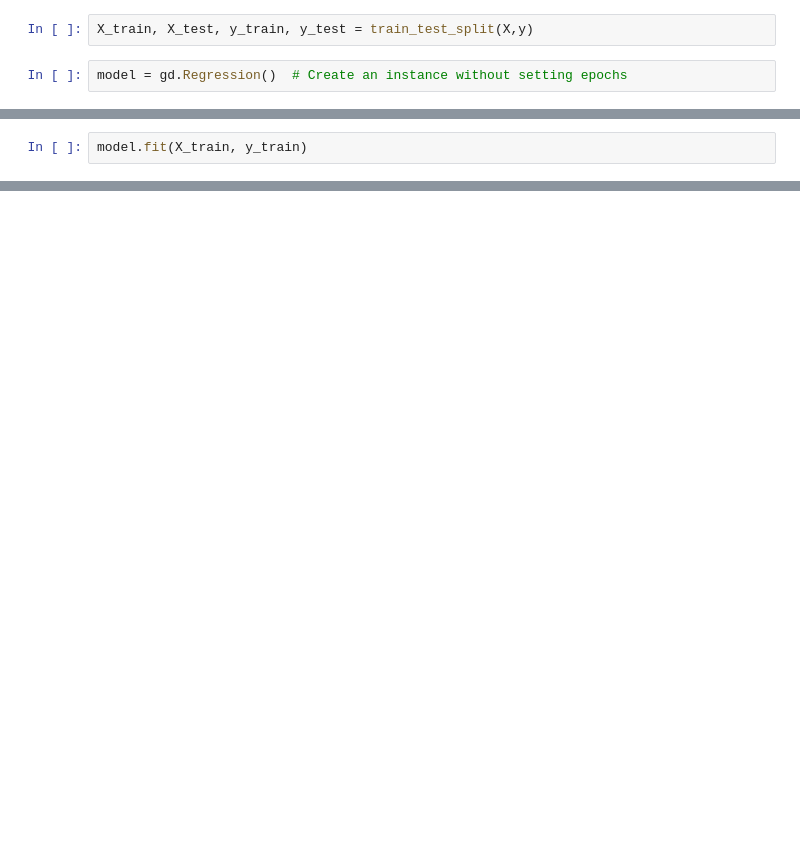
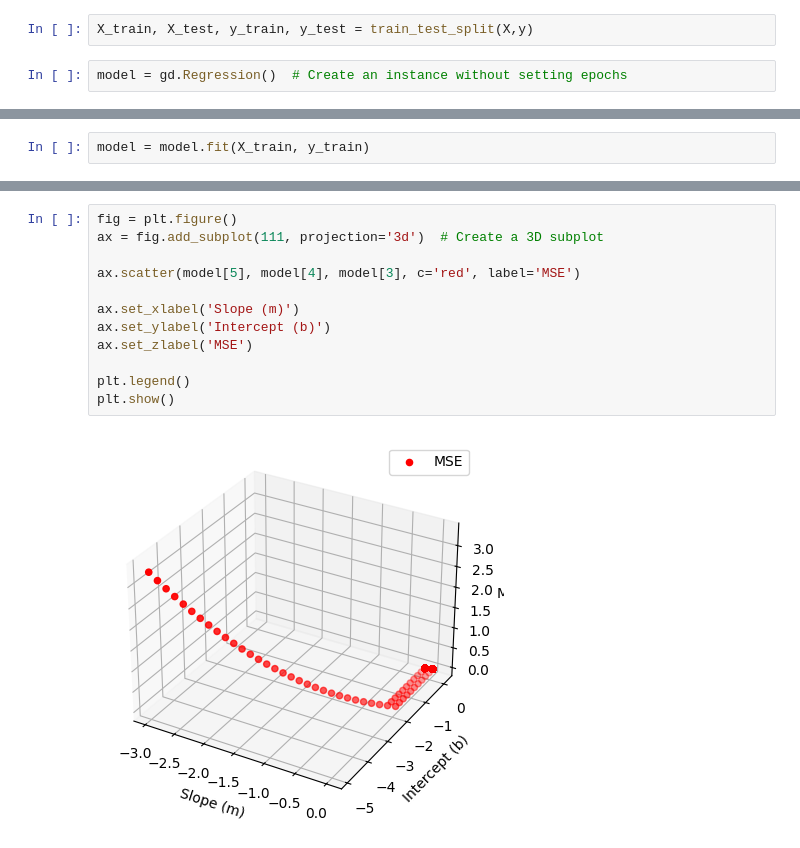
Before and after one commit to MoAly7yaei/RihalIntern, a Jupyter notebook: Stage Two/test_gd.ipynb, the cells around one changed output, grey strips where cells are left out. Drawn from its saved outputs; the diff is of its cells as text; blank space fills up the shorter version.

```diff
--- a/Stage Two/test_gd.ipynb
+++ b/Stage Two/test_gd.ipynb
@@ -34,2 +34,2 @@ gd.Regression.try_the_algorithm()
 # %%
-model.fit(X_train, y_train)
+model = model.fit(X_train, y_train)
@@ -37,0 +56,14 @@ KeyboardInterrupt:
+# %%
+fig = plt.figure()
+ax = fig.add_subplot(111, projection='3d')  # Create a 3D subplot
+
+ax.scatter(model[5], model[4], model[3], c='red', label='MSE')
+
+ax.set_xlabel('Slope (m)')
+ax.set_ylabel('Intercept (b)')
+ax.set_zlabel('MSE')
+
+plt.legend()
+plt.show()
+# %% [output]
+[figure, added]
```
Also changed, not shown: parts of 6 cells of this notebook.
